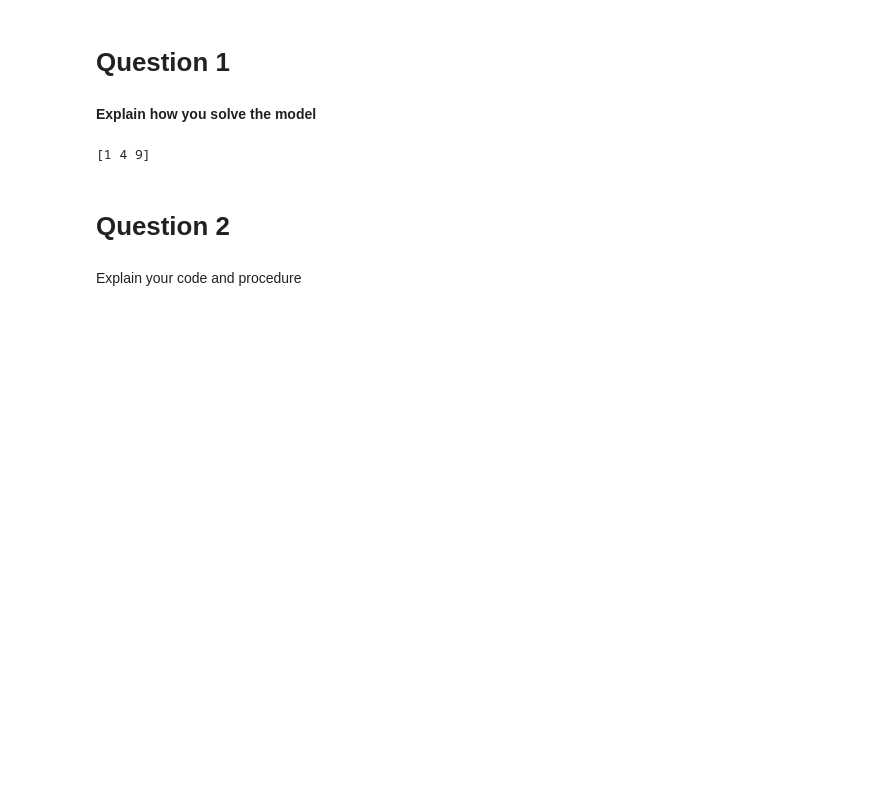
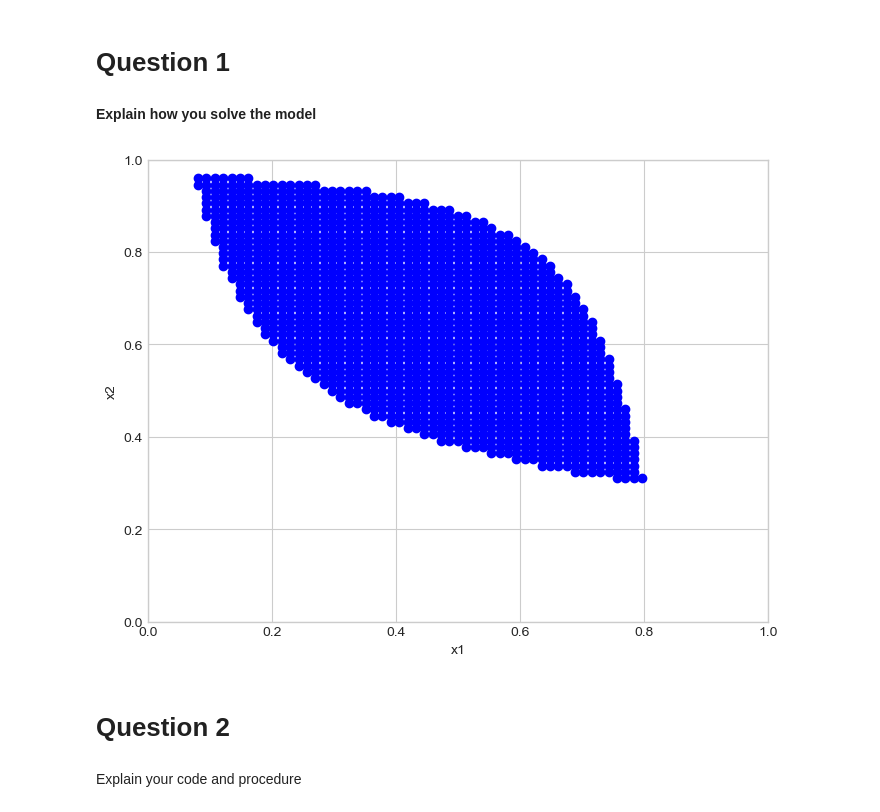
Before and after one commit to NumEconCopenhagen/projects-2024-djh, a Jupyter notebook: inauguralproject/inauguralproject.ipynb, the cells around one changed output. Cells and saved outputs as stored; diff of their text form; code cells hidden in the pictures; blank space fills up the shorter version.

```diff
--- a/inauguralproject/inauguralproject.ipynb
+++ b/inauguralproject/inauguralproject.ipynb
@@ -9,7 +9,11 @@
 Imports and set magics:
 # %%
 import numpy as np
-#hej
+import matplotlib.pyplot as plt
+plt.style.use('seaborn-v0_8-whitegrid')
+from mpl_toolkits.mplot3d import Axes3D
+from matplotlib import cm # for colormaps
+
 # autoreload modules when code is run. Otherwise, python will not see recent changes.
 %load_ext autoreload
 %autoreload 2
@@ -23,14 +80,49 @@ The autoreload extension is already loaded. To reload it, use:
 # Question 1
 # %% [markdown]
 **Explain how you solve the model**
-# %%
-# code for solving the model (remember documentation and comments)
-
-a = np.array([1,2,3])
-b = inauguralproject.square(a)
-print(b)
-# %% [output]
-[1 4 9]
+# %%
+# code for solving the model (remember documentation and comments)
+
+#Setting Initial Values
+omega_A1 = 0.8
+omega_A2 = 0.3
+omega_B1 = 1 - omega_A1
+omega_B2 = 1 - omega_A2
+N = 75
+p1 = 1.5
+p2 = 1
+alpha = 1/3
+beta = 2/3
+
+u_A_0 = utility((omega_A1, omega_A2), alpha) #Calculates endowment utility of person A
+u_B_0 = utility((omega_B1, omega_B2), beta) #Calculates endowment utility of person B
+
+#Creates the NxN grid
+x1_vec = np.linspace(0,1,N)
+x2_vec = np.linspace(0,1,N)
+x1_grid,x2_grid = np.meshgrid(x1_vec,x2_vec,indexing='ij')
+
+#Calculates utility for both individuals for all points on the grid
+u_A_grid = utility((x1_grid,x2_grid), alpha)
+u_B_grid = utility((1-x1_grid,1-x2_grid), beta)
+
+#Checks if both individuals have higher utility than with endowment
+u_A_grid_check = u_A_grid >= u_A_0
+u_B_grid_check = u_B_grid >= u_B_0
+final = np.logical_and(u_A_grid_check, u_B_grid_check)
+
+#Creates a figure
+plt.figure(figsize=(8, 6))
+plt.scatter(x1_grid[final], x2_grid[final], color='blue')
+plt.scatter(x1_grid[~final], x2_grid[~final], color='none')
+plt.xlabel('x1')
+plt.ylabel('x2')
+plt.xlim(0, 1)
+plt.ylim(0, 1)
+plt.grid(True)
+plt.show()
+# %% [output]
+[figure, added]
 # %% [markdown]
 # Question 2
 # %% [markdown]
```
Also changed, not shown: parts of 25 cells of this notebook.
